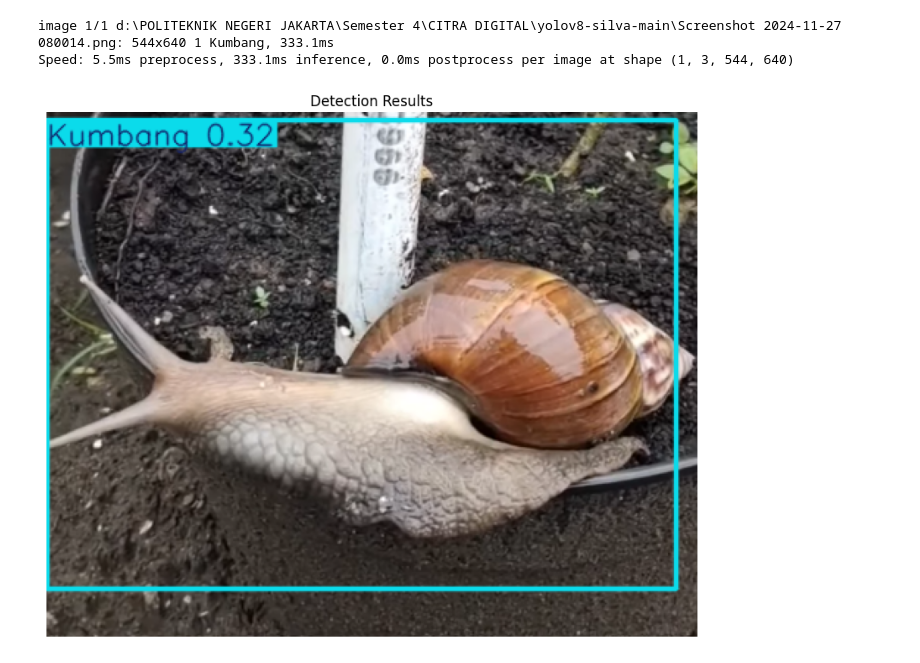
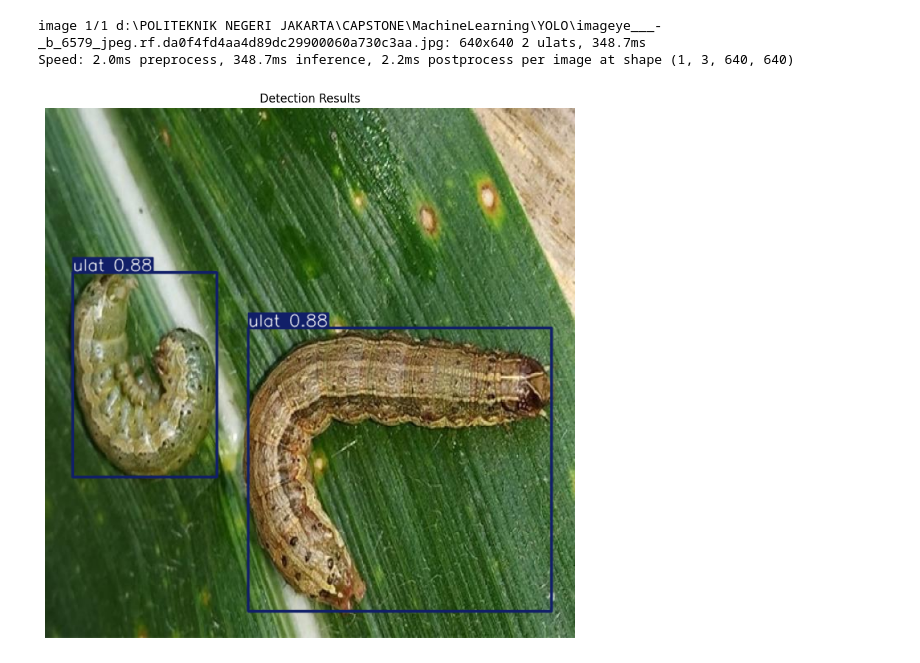
Before and after one commit to PestBusters-Apps/Machine-Learning, a Jupyter notebook: YOLO/test_model.ipynb, the cells around one changed output. Drawn from its saved outputs; the diff is of its cells as text; code cells hidden in the pictures.

```diff
--- a/YOLO/test_model.ipynb
+++ b/YOLO/test_model.ipynb
@@ -7,30 +26,30 @@ import matplotlib.pyplot as plt
 # %%
 # Define the paths
 model_path = "final_train.pt"
-image_path = "Screenshot 2024-11-27 080014.png"
+image_path = "imageye___-_b_6579_jpeg.rf.da0f4fd4aa4d89dc29900060a730c3aa.jpg"
 
 # Check if paths exist
 if not os.path.exists(model_path):
     raise FileNotFoundError(f"Model path '{model_path}' does not exist.")
 if not os.path.exists(image_path):
     raise FileNotFoundError(f"Image path '{image_path}' does not exist.")
 
 # Load a pretrained YOLOv8 model
 model = YOLO(model_path)
 
 # Predict on an image
 results = model.predict(source=image_path, conf=0.25, save=False)  # Set save=False to avoid saving to disk
 
 # Extract the annotated image from results
 annotated_image = results[0].plot()
 
 # Display the annotated image using matplotlib
 plt.figure(figsize=(10, 10))
 plt.imshow(cv2.cvtColor(annotated_image, cv2.COLOR_BGR2RGB))
 plt.axis("off")
 plt.title("Detection Results")
 plt.show()
 # %% [output]
-image 1/1 d:\POLITEKNIK NEGERI JAKARTA\Semester 4\CITRA DIGITAL\yolov8-silva-main\Screenshot 2024-11-27 080014.png: 544x640 1 Kumbang, 333.1ms
-Speed: 5.5ms preprocess, 333.1ms inference, 0.0ms postprocess per image at shape (1, 3, 544, 640)
+image 1/1 d:\POLITEKNIK NEGERI JAKARTA\CAPSTONE\MachineLearning\YOLO\imageye___-_b_6579_jpeg.rf.da0f4fd4aa4d89dc29900060a730c3aa.jpg: 640x640 2 ulats, 348.7ms
+Speed: 2.0ms preprocess, 348.7ms inference, 2.2ms postprocess per image at shape (1, 3, 640, 640)
-[figure, old version]
+[figure, new version]
```
Also changed, not shown: parts of 1 cell of this notebook, 2 other files.
